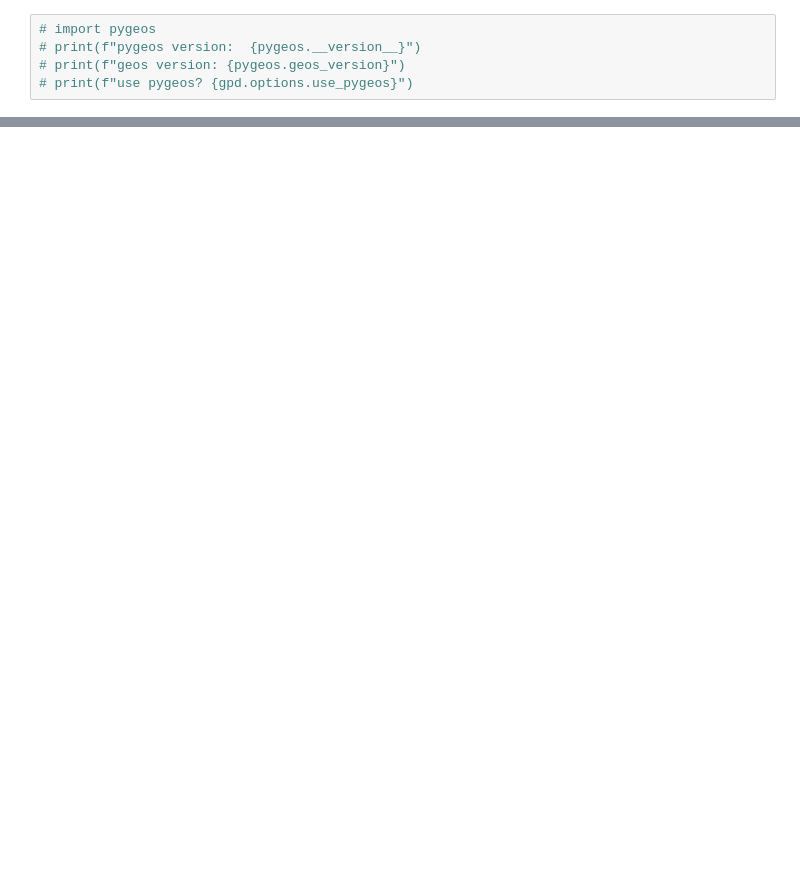
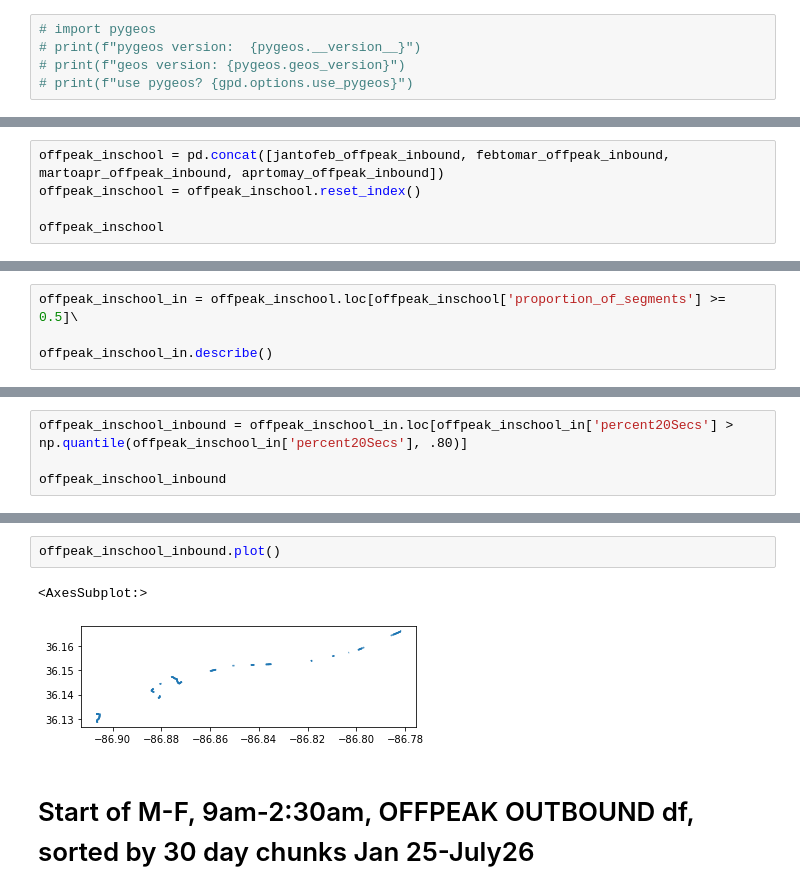
Before and after one commit to MylahKate/wego-scar, a Jupyter notebook: notebook/Rt50_MF_WeGo.ipynb, the cells around one changed output, grey strips where cells are left out. Saved outputs shown, nothing was run; the diff lists cells and outputs as text; blank space fills up the shorter version.

```diff
--- a/notebook/Rt50_MF_WeGo.ipynb
+++ b/notebook/Rt50_MF_WeGo.ipynb
@@ -796,0 +399,5 @@ slow_inbound_summer.plot()
+# %%
+offpeak_inschool = pd.concat([jantofeb_offpeak_inbound, febtomar_offpeak_inbound, martoapr_offpeak_inbound, aprtomay_offpeak_inbound])
+offpeak_inschool = offpeak_inschool.reset_index()
+
+offpeak_inschool
@@ -796,0 +437,4 @@ slow_inbound_summer.plot()
+# %%
+offpeak_inschool_in = offpeak_inschool.loc[offpeak_inschool['proportion_of_segments'] >= 0.5]\
+
+offpeak_inschool_in.describe()
@@ -796,0 +451,4 @@ slow_inbound_summer.plot()
+# %%
+offpeak_inschool_inbound = offpeak_inschool_in.loc[offpeak_inschool_in['percent20Secs'] > np.quantile(offpeak_inschool_in['percent20Secs'], .80)]
+
+offpeak_inschool_inbound
@@ -796,0 +506,7 @@ slow_inbound_summer.plot()
+# %%
+offpeak_inschool_inbound.plot()
+# %% [output]
+<AxesSubplot:>
+[figure, added]
+# %% [markdown]
+# Start of M-F, 9am-2:30am, OFFPEAK OUTBOUND df, sorted by 30 day chunks Jan 25-July26
```
Also changed, not shown: parts of 76 cells of this notebook, 4 other files.
